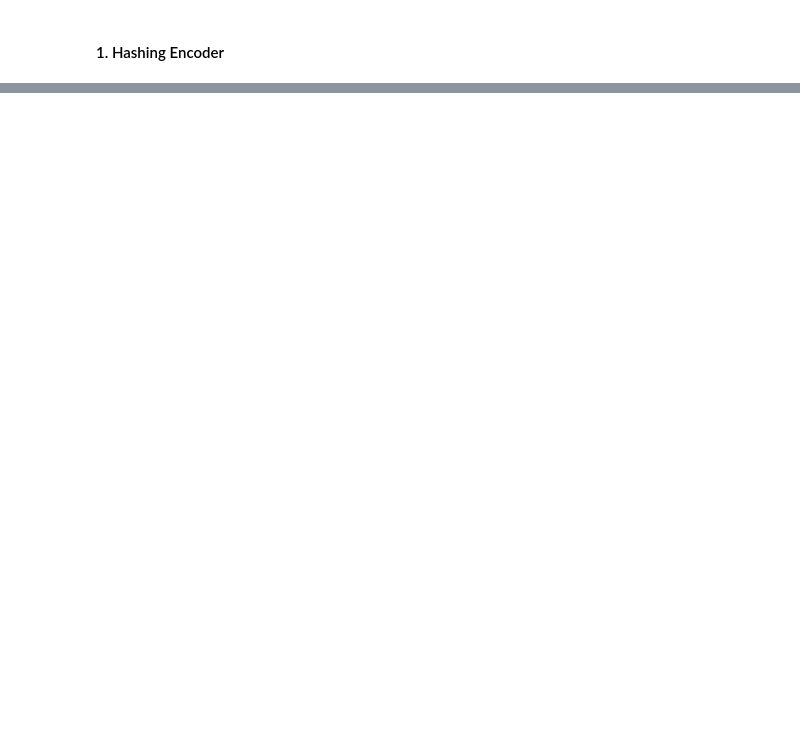
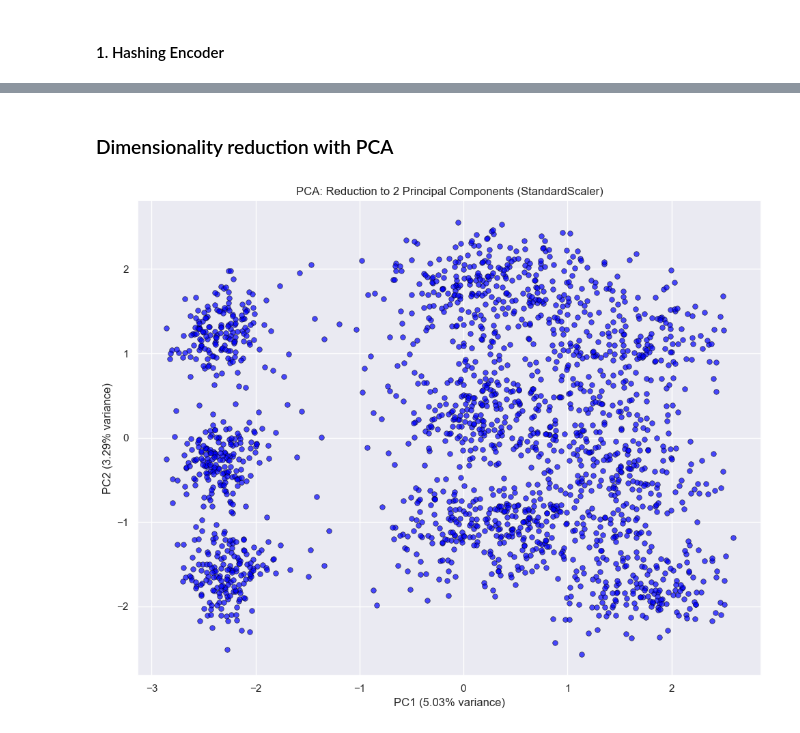
Before and after one commit to HernanRochon664/Proyectos-ML, a Jupyter notebook: credit-card-fraud-detection/CreaditCard-FraudPrediction.ipynb, the cells around one changed output, grey strips where cells are left out. Saved outputs shown, nothing was run; the diff lists cells and outputs as text; code cells hidden in the pictures; blank space fills up the shorter version.

Commit message:
Feature Engineering, Dimensionality reduction and Model selection

```diff
--- a/credit-card-fraud-detection/CreaditCard-FraudPrediction.ipynb
+++ b/credit-card-fraud-detection/CreaditCard-FraudPrediction.ipynb
@@ -326,0 +374,13 @@ print(df_encoded.head())
+# %%
+from sklearn.model_selection import train_test_split
+
+train_data, test_data = train_test_split(df_encoded, test_size=0.2, random_state=42)
+
+# Scaling each dataset separately
+scaler_standard = StandardScaler()
+train_scaled_standard = pd.DataFrame(scaler_standard.fit_transform(train_data), columns=train_data.columns)
+test_scaled_standard = pd.DataFrame(scaler_standard.transform(test_data), columns=test_data.columns)
+
+scaler_minmax = MinMaxScaler()
+train_scaled_minmax = pd.DataFrame(scaler_minmax.fit_transform(train_data), columns=train_data.columns)
+test_scaled_minmax = pd.DataFrame(scaler_minmax.transform(test_data), columns=test_data.columns)
@@ -326,0 +425,32 @@ print(df_encoded.head())
+# %% [markdown]
+### Dimensionality reduction with PCA
+# %%
+def plot_pca_2d(data, title_suffix='Dataset', color='blue'):
+    # Perform PCA with 2 components
+    pca = PCA(n_components=2)
+    X_pca = pca.fit_transform(data)
+
+    # Create DataFrame for plotting
+    pca_df = pd.DataFrame(X_pca, columns=['PC1', 'PC2'])
+
+    # Create scatter plot
+    plt.figure(figsize=(10, 8))
+    plt.scatter(pca_df['PC1'], pca_df['PC2'],
+                s=30, alpha=0.7, color=color, edgecolors='black', linewidth=0.5)
+
+    plt.title(f'PCA: Reduction to 2 Principal Components ({title_suffix})')
+    plt.xlabel(f'PC1 ({pca.explained_variance_ratio_[0]*100:.2f}% variance)')
+    plt.ylabel(f'PC2 ({pca.explained_variance_ratio_[1]*100:.2f}% variance)')
+    plt.grid(True)
+
+    plt.tight_layout()
+    plt.show()
+
+    return {
+        'transformed_data': X_pca,
+        'pca_object': pca
+    }
+# %%
+pca_standard_2d = plot_pca_2d(train_scaled_standard, 'StandardScaler', color='blue')
+# %% [output]
+[figure, added]
```
Also changed, not shown: parts of 50 cells of this notebook.
